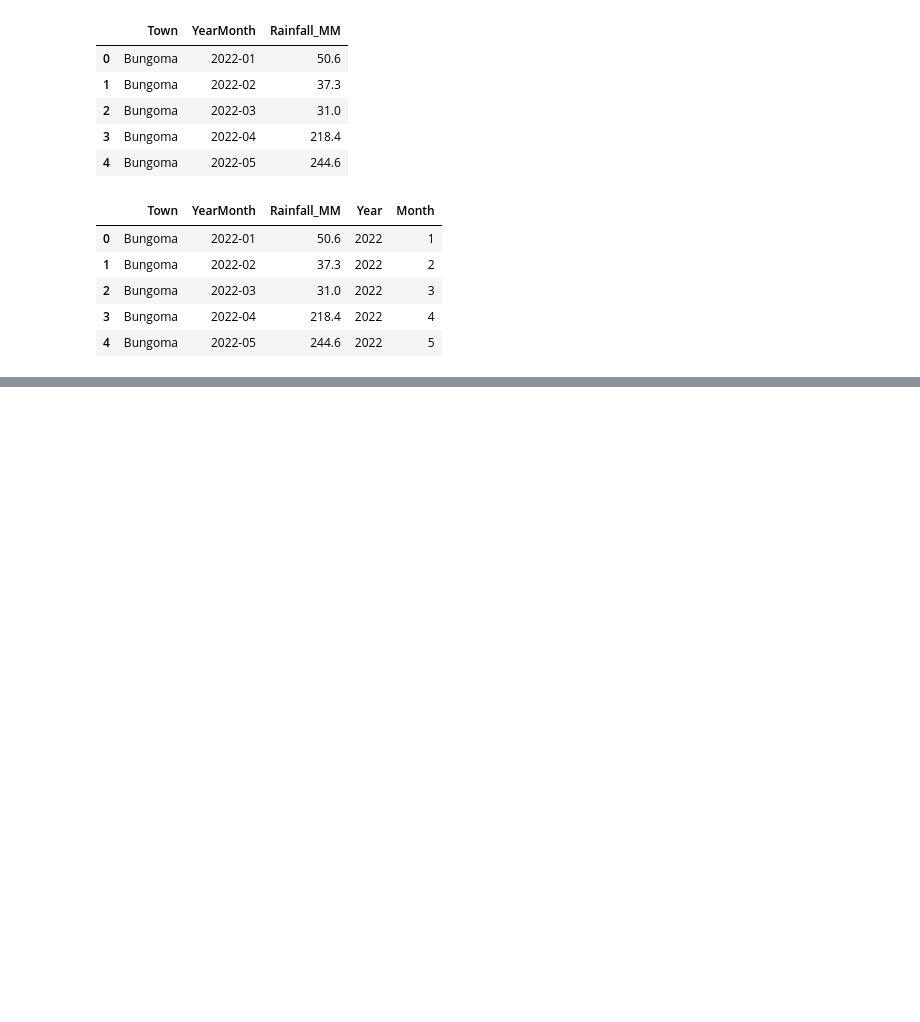
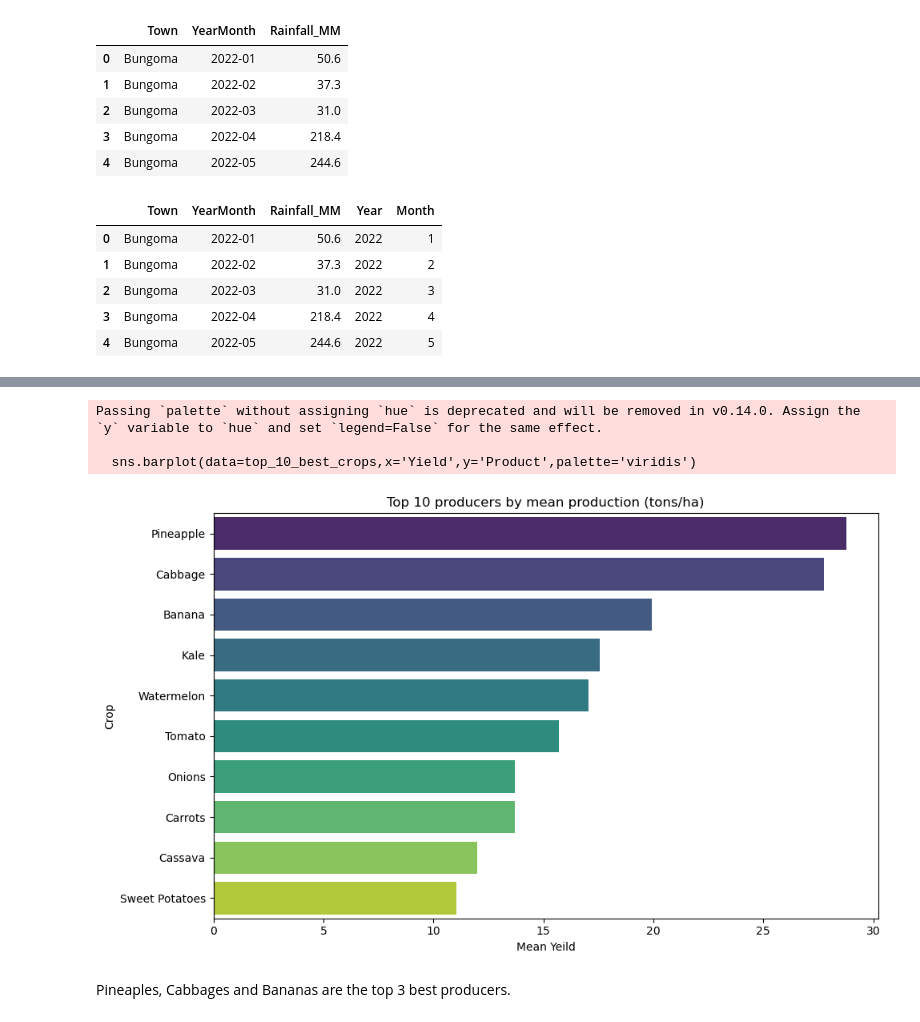
Before and after one commit to BrianRono7/Capstone-project, a Jupyter notebook: CapstoneEDA.ipynb, the cells around one changed output, grey strips where cells are left out. Cells and saved outputs as stored; diff of their text form; code cells hidden in the pictures; blank space fills up the shorter version.

Commit message:
feature engineering and visualizing

```diff
--- a/CapstoneEDA.ipynb
+++ b/CapstoneEDA.ipynb
@@ -509,0 +603,5 @@ Mothly_Rainfal.head()
+# %%
+#editing column names:
+Kenya_crop_yeilds.columns=Kenya_crop_yeilds.columns.str.capitalize()
+Kenya_crop_yeilds=Kenya_crop_yeilds.rename(columns={'Admin_1':'Town'})
+Kenya_crop_yeilds.head()
@@ -509,0 +630,6 @@ Mothly_Rainfal.head()
+# %%
+#average crop yeilds
+mean_crop_yeild=Kenya_crop_yeilds.groupby('Product')['Yield'].mean().reset_index()
+mean_crop_yeild=mean_crop_yeild.sort_values(by='Yield',ascending=False)
+top_10_best_crops=mean_crop_yeild.head(10)
+top_10_best_crops
@@ -509,0 +648,16 @@ Mothly_Rainfal.head()
+# %%
+#Top 10 producing crops by mean:
+plt.figure(figsize=(10,6))
+sns.barplot(data=top_10_best_crops,x='Yield',y='Product',palette='viridis')
+plt.title('Top 10 producers by mean production (tons/ha)')
+plt.xlabel('Mean Yeild')
+plt.ylabel('Crop')
+plt.tight_layout()
+plt.show()
+# %% [output]
+Passing `palette` without assigning `hue` is deprecated and will be removed in v0.14.0. Assign the `y` variable to `hue` and set `legend=False` for the same effect.
+
+  sns.barplot(data=top_10_best_crops,x='Yield',y='Product',palette='viridis')
+[figure, added]
+# %% [markdown]
+Pineaples, Cabbages and Bananas are the top 3 best producers.
```
Also changed, not shown: parts of 29 cells of this notebook.
